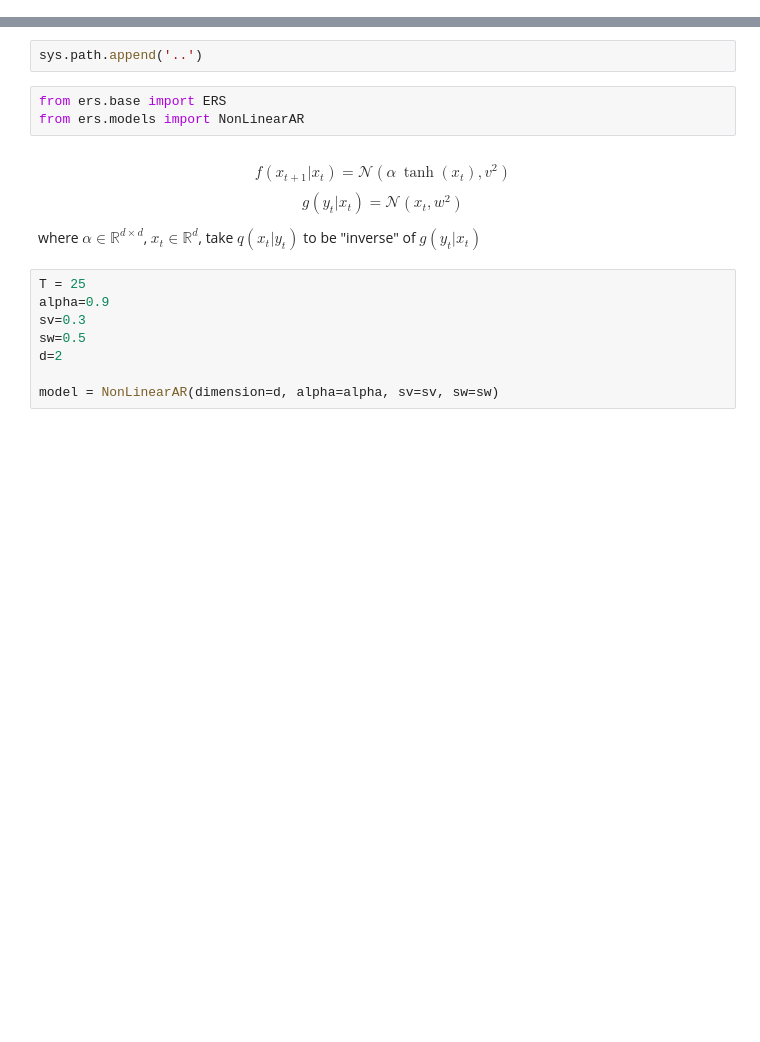
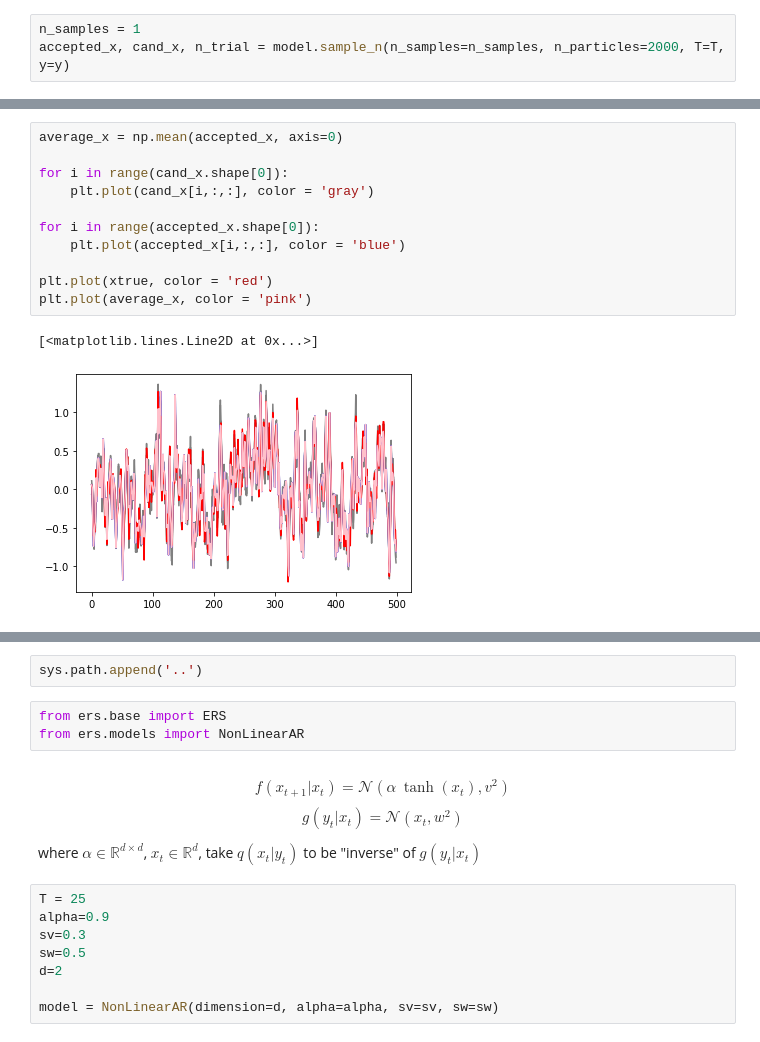
Before and after one commit to JTT94/EnsembleRejectionSampling, a Jupyter notebook: notebooks/NonLinearAR.ipynb, the cells around one changed output, grey strips where cells are left out. Drawn from its saved outputs; the diff is of its cells as text; blank space fills up the shorter version.

```diff
--- a/notebooks/NonLinearAR.ipynb
+++ b/notebooks/NonLinearAR.ipynb
@@ -7,0 +43,3 @@ import os, sys
+# %%
+n_samples = 1
+accepted_x, cand_x, n_trial = model.sample_n(n_samples=n_samples, n_particles=2000, T=T, y=y)
@@ -7,0 +50,14 @@ import os, sys
+# %%
+average_x = np.mean(accepted_x, axis=0)
+
+for i in range(cand_x.shape[0]):
+    plt.plot(cand_x[i,:,:], color = 'gray')
+
+for i in range(accepted_x.shape[0]):
+    plt.plot(accepted_x[i,:,:], color = 'blue')
+
+plt.plot(xtrue, color = 'red')
+plt.plot(average_x, color = 'pink')
+# %% [output]
+[<matplotlib.lines.Line2D at 0x...>]
+[figure, added]
```
Also changed, not shown: parts of 8 cells of this notebook, 11 other files.
